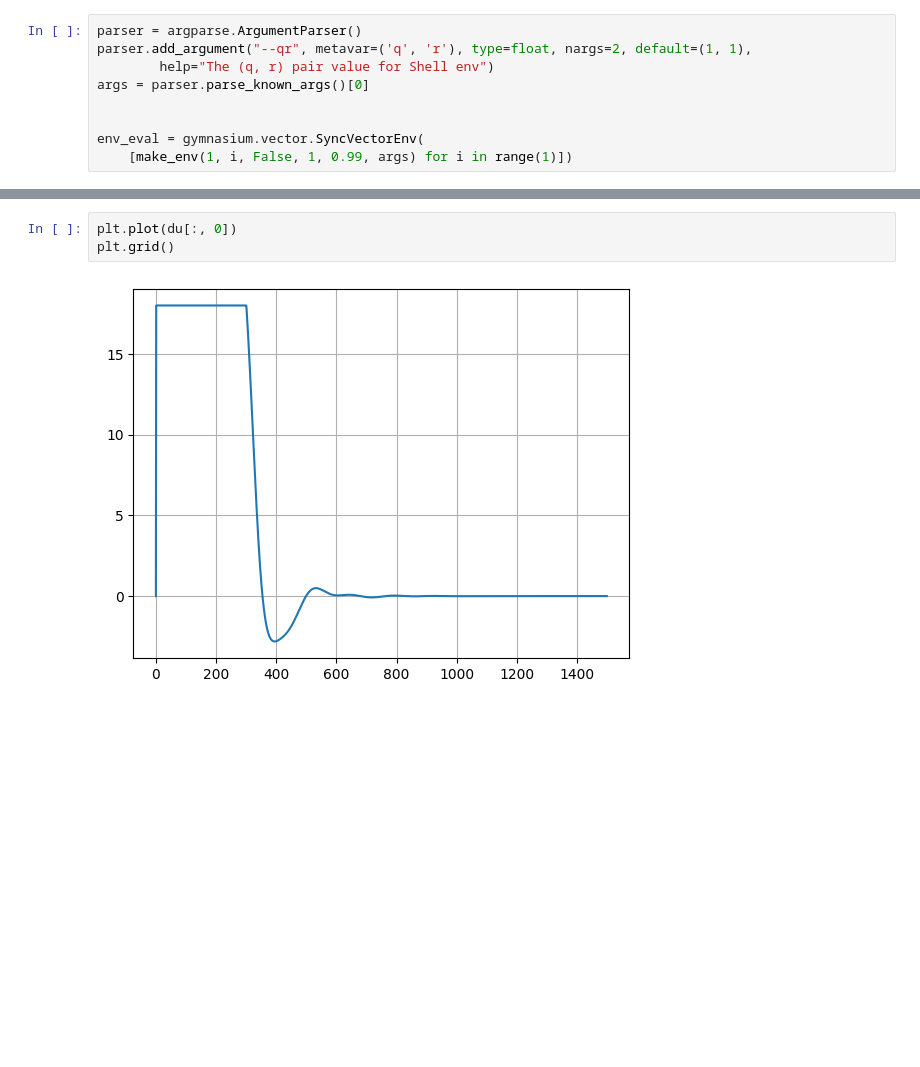
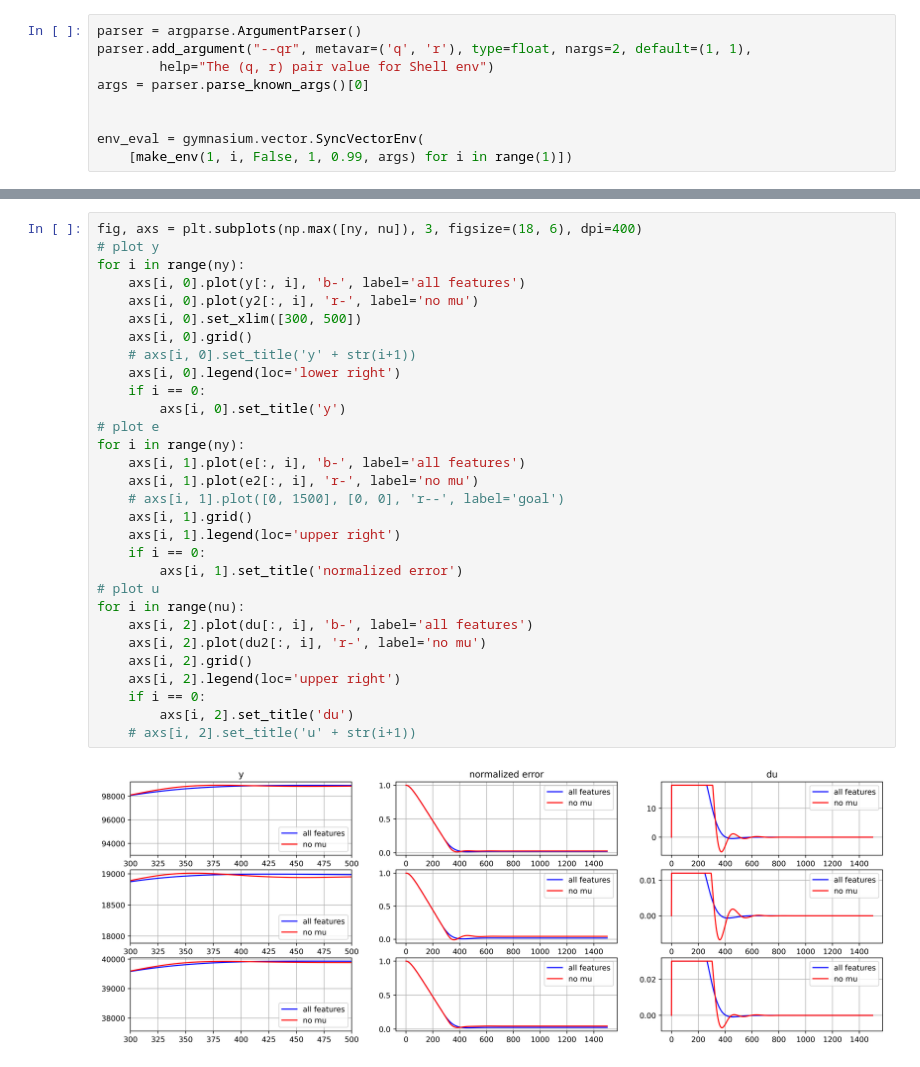
Before and after one commit to qiuruiyu/cleanrl, a Jupyter notebook: asu_test.ipynb, the cells around one changed output, grey strips where cells are left out. Saved outputs shown, nothing was run; the diff lists cells and outputs as text; blank space fills up the shorter version.

```diff
--- a/asu_test.ipynb
+++ b/asu_test.ipynb
@@ -127,5 +127,32 @@ EPISODE REWARD:  -404.45953
-# %%
-plt.plot(du[:, 0])
-plt.grid()
-# %% [output]
-[figure, removed]
+# %%
+fig, axs = plt.subplots(np.max([ny, nu]), 3, figsize=(18, 6), dpi=400)
+# plot y
+for i in range(ny):
+    axs[i, 0].plot(y[:, i], 'b-', label='all features')
+    axs[i, 0].plot(y2[:, i], 'r-', label='no mu')
+    axs[i, 0].set_xlim([300, 500])
+    axs[i, 0].grid()
+    # axs[i, 0].set_title('y' + str(i+1))
+    axs[i, 0].legend(loc='lower right')
+    if i == 0:
+        axs[i, 0].set_title('y')
+# plot e
+for i in range(ny):
+    axs[i, 1].plot(e[:, i], 'b-', label='all features')
+    axs[i, 1].plot(e2[:, i], 'r-', label='no mu')
+    # axs[i, 1].plot([0, 1500], [0, 0], 'r--', label='goal')
+    axs[i, 1].grid()
+    axs[i, 1].legend(loc='upper right')
+    if i == 0:
+        axs[i, 1].set_title('normalized error')
+# plot u
+for i in range(nu):
+    axs[i, 2].plot(du[:, i], 'b-', label='all features')
+    axs[i, 2].plot(du2[:, i], 'r-', label='no mu')
+    axs[i, 2].grid()
+    axs[i, 2].legend(loc='upper right')
+    if i == 0:
+        axs[i, 2].set_title('du')
+    # axs[i, 2].set_title('u' + str(i+1))
+# %% [output]
+[figure, added]
```
Also changed, not shown: parts of 1 cell of this notebook, 8 other files.
